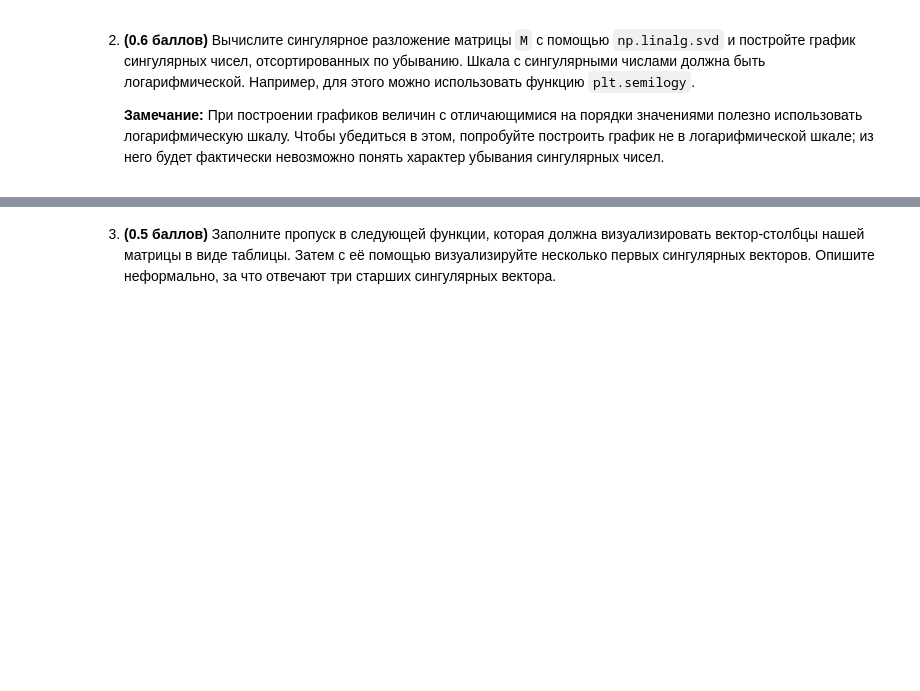
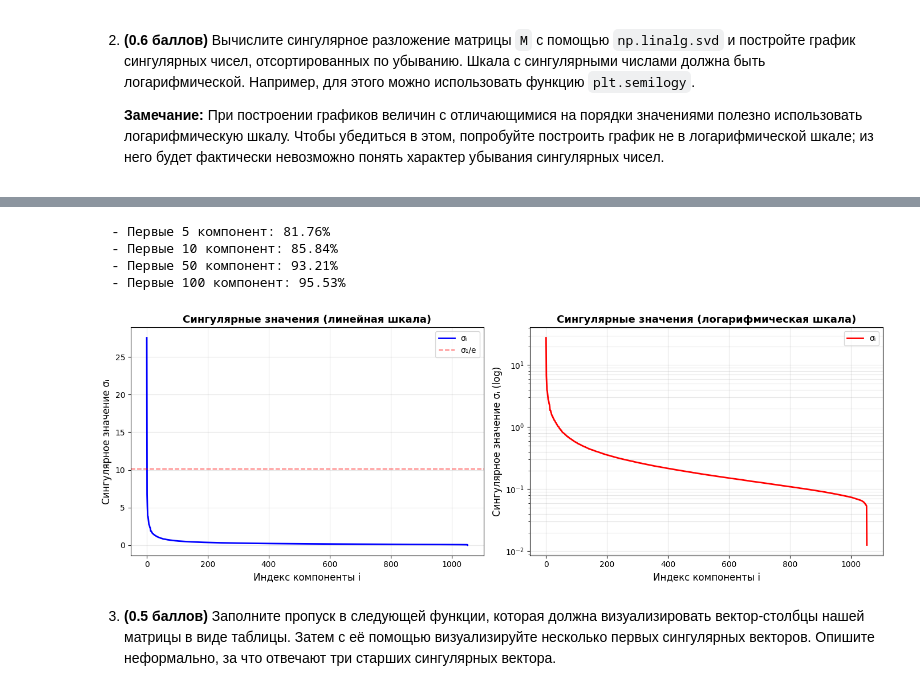
Before and after one commit to AzhPistacius/hse-big-data-analytics-coursework, a Jupyter notebook: notebooks/math-for-data-analysis/hse_bda_2025_lab_2.ipynb, the cells around one changed output, grey strips where cells are left out. Drawn from its saved outputs; the diff is of its cells as text; code cells hidden in the pictures; blank space fills up the shorter version.

````diff
--- a/notebooks/math-for-data-analysis/hse_bda_2025_lab_2.ipynb
+++ b/notebooks/math-for-data-analysis/hse_bda_2025_lab_2.ipynb
@@ -533,3 +558,17 @@ M = # TO BE FILLED
 2. **(0.6 баллов)** Вычислите сингулярное разложение матрицы ```M``` с помощью ```np.linalg.svd``` и постройте график сингулярных чисел, отсортированных по убыванию. Шкала с сингулярными числами должна быть логарифмической. Например, для этого можно использовать функцию ```plt.semilogy```.
 
     **Замечание:** При построении графиков величин с отличающимися на порядки значениями полезно использовать логарифмическую шкалу. Чтобы убедиться в этом, попробуйте построить график не в логарифмической шкале; из него будет фактически невозможно понять характер убывания сингулярных чисел.
+# %%
+U_faces, S_faces, VT_faces = np.linalg.svd(M, full_matrices=False)
+
+print(f"\nSVD разложение:")
+print(f"  - U (левые сингулярные векторы): {U_faces.shape}")
+print(f"  - S (сингулярные значения): {S_faces.shape}")
+print(f"  - VT (правые сингулярные векторы): {VT_faces.shape}")
+
+print(f"\nСистематика сингулярных значений:")
+print(f"  - σ₁ (максимальное): {S_faces[0]:.6f}")
+print(f"  - σ₂: {S_faces[1]:.6f}")
+print(f"  - σ₃: {S_faces[2]:.6f}")
+print(f"  - σ₁₀₀: {S_faces[99]:.6f}" if len(S_faces) > 99 else f"  - σ_{len(S_faces)}: {S_faces[-1]:.6f}")
+print(f"  - Минимальное: {S_faces[-1]:.6f}")
@@ -536,3 +587,40 @@ M = # TO BE FILLED
+# %%
+total_energy = np.sum(S_faces**2)
+cumsum_energy = np.cumsum(S_faces**2)
+percent_explained = (cumsum_energy / total_energy) * 100
+
+print(f"  - Первые 5 компонент: {percent_explained[4]:.2f}%")
+print(f"  - Первые 10 компонент: {percent_explained[9]:.2f}%")
+print(f"  - Первые 50 компонент: {percent_explained[49]:.2f}%" if len(S_faces) > 49 else "")
+print(f"  - Первые 100 компонент: {percent_explained[99]:.2f}%" if len(S_faces) > 99 else "")
+
+fig, axes = plt.subplots(1, 2, figsize=(14, 5))
+
+# Линейная шкала
+axes[0].plot(S_faces, 'b-', linewidth=2, label='σᵢ')
+axes[0].axhline(y=S_faces[0]/np.e, color='r', linestyle='--', alpha=0.5, label=f'σ₁/e')
+axes[0].set_title('Сингулярные значения (линейная шкала)', fontsize=13, weight='bold')
+axes[0].set_xlabel('Индекс компоненты i', fontsize=12)
+axes[0].set_ylabel('Сингулярное значение σᵢ', fontsize=12)
+axes[0].grid(True, alpha=0.3)
+axes[0].legend()
+
+# Логарифмическая шкала
+axes[1].semilogy(S_faces, 'r-', linewidth=2, label='σᵢ')
+axes[1].set_title('Сингулярные значения (логарифмическая шкала)', fontsize=13, weight='bold')
+axes[1].set_xlabel('Индекс компоненты i', fontsize=12)
+axes[1].set_ylabel('Сингулярное значение σᵢ (log)', fontsize=12)
+axes[1].grid(True, alpha=0.3, which='both')
+axes[1].legend()
+
+plt.tight_layout()
+plt.show()
+# %% [output]
+  - Первые 5 компонент: 81.76%
+  - Первые 10 компонент: 85.84%
+  - Первые 50 компонент: 93.21%
+  - Первые 100 компонент: 95.53%
+[figure, added]
 # %% [markdown]
  3. **(0.5 баллов)** Заполните пропуск в следующей функции, которая должна визуализировать вектор-столбцы нашей матрицы в виде таблицы. Затем с её помощью визуализируйте несколько первых сингулярных векторов. Опишите неформально, за что отвечают три старших сингулярных вектора.
 # %%
````
Also changed, not shown: parts of 11 cells of this notebook.
